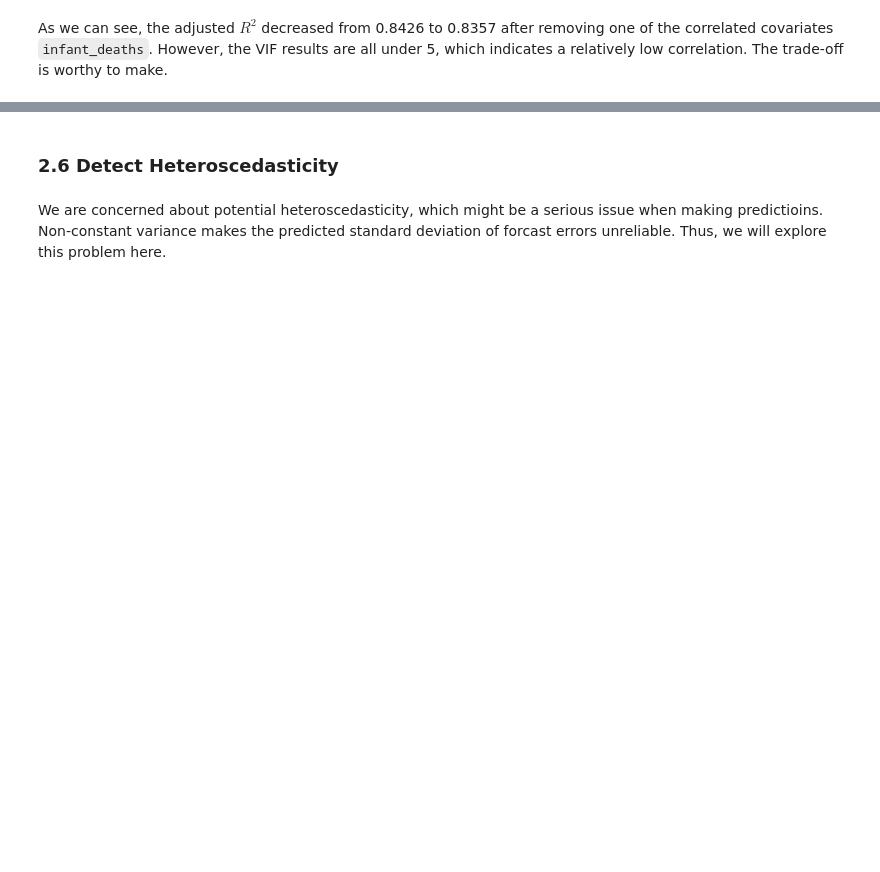
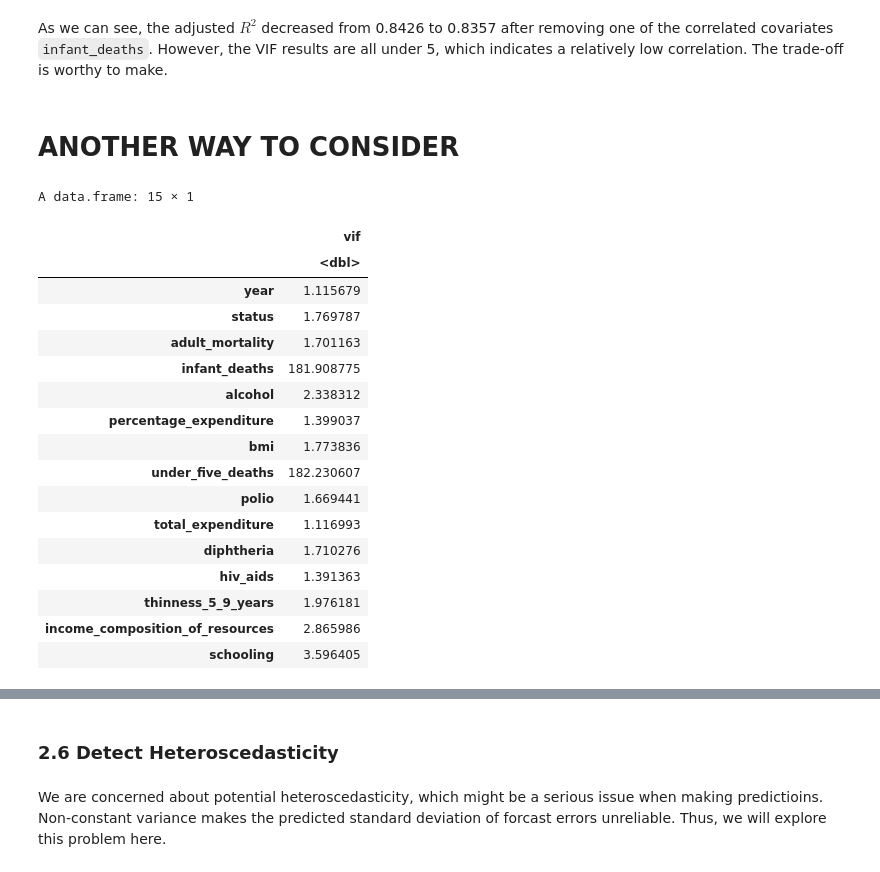
Before and after one commit to fionawang-yf/STAT301-LifeExpectancy, a Jupyter notebook: STAT301-Group1-Report.ipynb, the cells around one changed output, grey strips where cells are left out. Cells and saved outputs as stored; diff of their text form; code cells hidden in the pictures; blank space fills up the shorter version.

```diff
--- a/STAT301-Group1-Report.ipynb
+++ b/STAT301-Group1-Report.ipynb
@@ -502,2 +471,26 @@ A data.frame: 13 × 1
 # %% [markdown]
 As we can see, the adjusted $R^2$ decreased from 0.8426 to 0.8357 after removing one of the correlated covariates `infant_deaths`. However, the VIF results are all under 5, which indicates a relatively low correlation. The trade-off is worthy to make.
+# %% [markdown]
+# ANOTHER WAY TO CONSIDER
+# %%
+md1.vif = data.frame(vif = vif(md1))
+md1.vif
+# %% [output]
+A data.frame: 15 × 1
+|  | vif |
+|  | <dbl> |
+| year | 1.115679 |
+| status | 1.769787 |
+| adult_mortality | 1.701163 |
+| infant_deaths | 181.908775 |
+| alcohol | 2.338312 |
+| percentage_expenditure | 1.399037 |
+| bmi | 1.773836 |
+| under_five_deaths | 182.230607 |
+| polio | 1.669441 |
+| total_expenditure | 1.116993 |
+| diphtheria | 1.710276 |
+| hiv_aids | 1.391363 |
+| thinness_5_9_years | 1.976181 |
+| income_composition_of_resources | 2.865986 |
+| schooling | 3.596405 |
```
Also changed, not shown: parts of 20 cells of this notebook.
